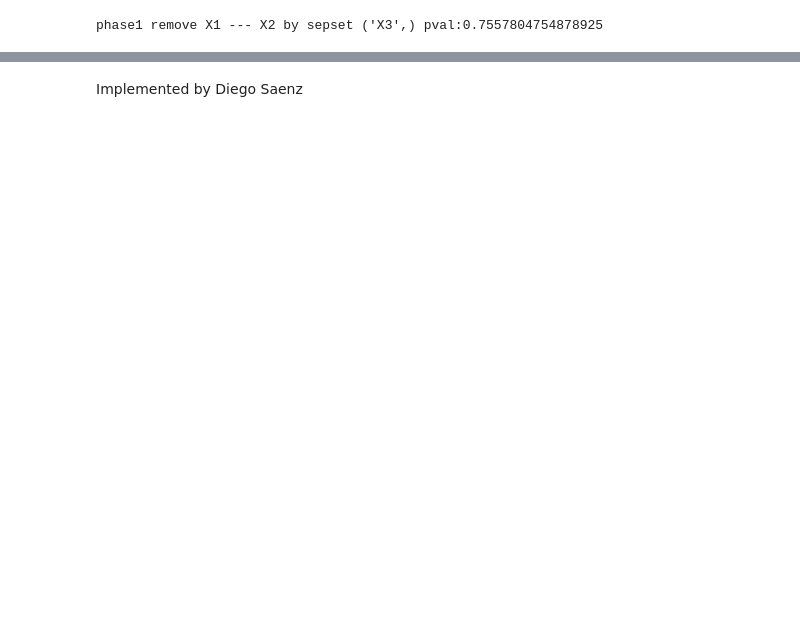
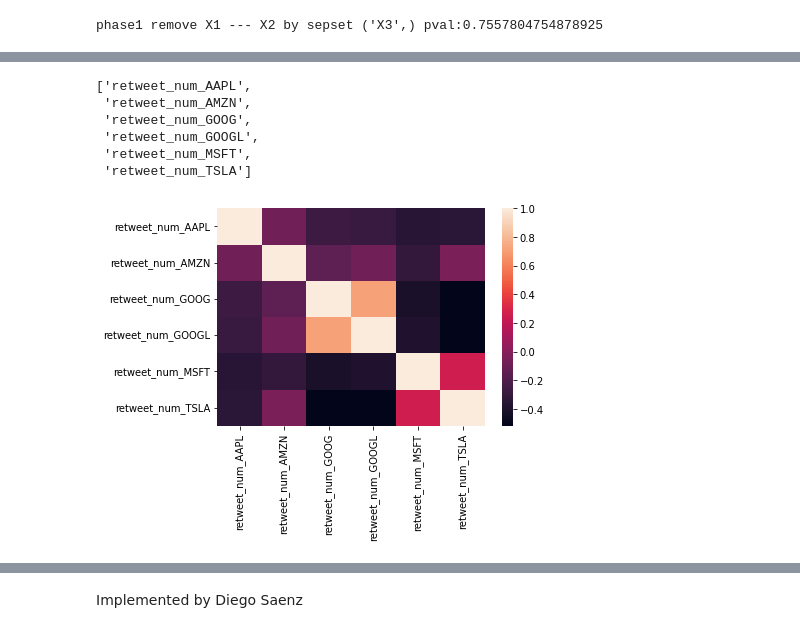
Before and after one commit to dssaenzml/ml703_timeSeriesCausalDiscovery, a Jupyter notebook: Pytrad/stocks_causal_discovery_pytrad.ipynb, the cells around one changed output, grey strips where cells are left out. Cells and saved outputs as stored; diff of their text form; code cells hidden in the pictures; blank space fills up the shorter version.

```diff
--- a/Pytrad/stocks_causal_discovery_pytrad.ipynb
+++ b/Pytrad/stocks_causal_discovery_pytrad.ipynb
@@ -263,0 +347,29 @@ phase1 remove X1 --- X2 by sepset ('X3',) pval:0.7557804754878925
+# %%
+from statsmodels.tsa.stattools import adfuller
+from statsmodels.tsa.stattools import zivot_andrews
+
+stationary_cols = []
+
+for col in tweetMetrics2019.columns:
+    adf_result = adfuller(tweetMetrics2019[col])
+    print(f'{col.upper()} test:')
+    print(f'ADF Statistic: {adf_result[0]}')
+    print('Critical Values:')
+    for key, value in adf_result[4].items():
+        print('\t%s: %.3f' % (key, value))
+    print('p-value: %f' % adf_result[1])
+    print("Non-Stationary") if adf_result[1] > 0.05 else print("Stationary")
+
+    # t_stat, p_value, critical_values, _, _ = zivot_andrews(stationary_with_break[0].values)
+    za_result = zivot_andrews(tweetMetrics2019[col])
+    print(f'Zivot-Andrews Statistic: {za_result[0]:.2f}')
+    for key, value in za_result[2].items():
+        print('Critial Values:')
+        print(f'   {key}, {value:.2f}')
+    print(f'\np-value: {za_result[1]:.2f}')
+    print("Non-Stationary") if za_result[1] > 0.05 else print("Stationary")
+
+    if (adf_result[1] < 0.05) & (za_result[1] < 0.05):
+        stationary_cols.append(col)
+
+len(stationary_cols)
@@ -263,0 +395,18 @@ phase1 remove X1 --- X2 by sepset ('X3',) pval:0.7557804754878925
+# %%
+stationary_cols[6:12]
+# %% [output]
+['retweet_num_AAPL',
+ 'retweet_num_AMZN',
+ 'retweet_num_GOOG',
+ 'retweet_num_GOOGL',
+ 'retweet_num_MSFT',
+ 'retweet_num_TSLA']
+# %%
+import seaborn as sn
+
+# Correlation between Stationary variables
+corrMatrix = tweetMetrics2019[stationary_cols[6:12]].corr().corr()
+sn.heatmap(corrMatrix, annot=False)
+plt.show()
+# %% [output]
+[figure, added]
```
Also changed, not shown: parts of 29 cells of this notebook, 2 other files.
